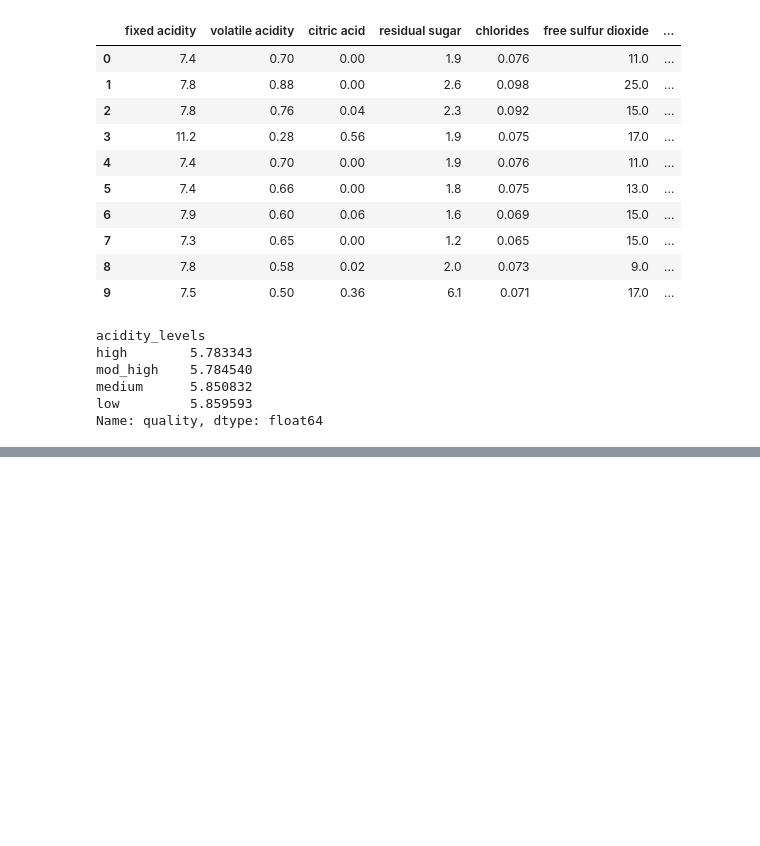
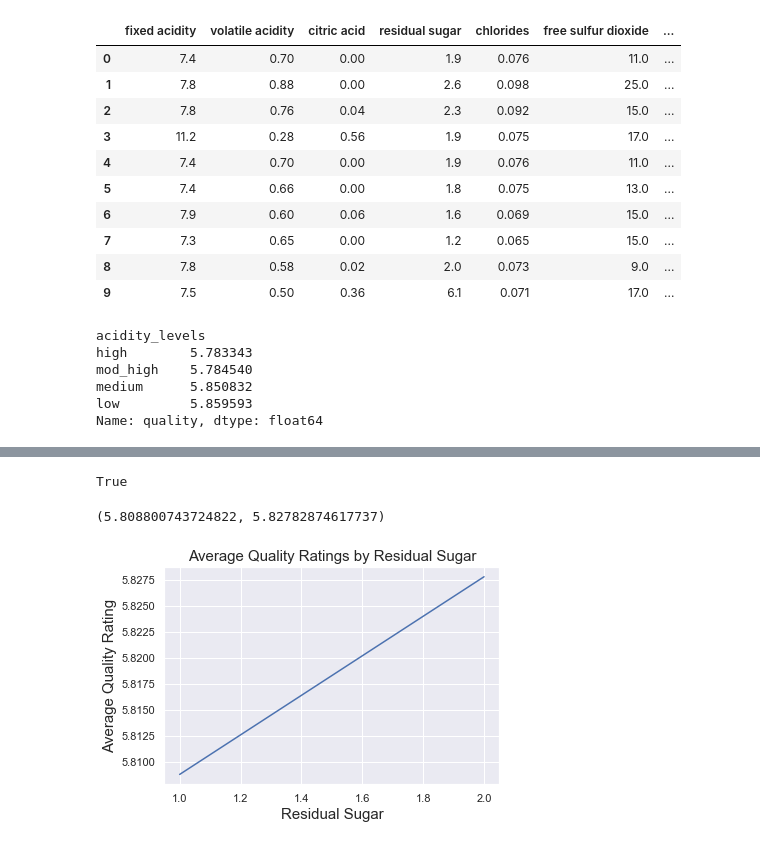
Before and after one commit to uminomuneaki/Dataset_Investigation_UCL_Wine_Dataset, a Jupyter notebook: Wine Quality.ipynb, the cells around one changed output, grey strips where cells are left out. Cells and saved outputs as stored; diff of their text form; code cells hidden in the pictures; blank space fills up the shorter version.

```diff
--- a/Wine Quality.ipynb
+++ b/Wine Quality.ipynb
@@ -141,0 +215,11 @@ Name: quality, dtype: float64
+# %%
+low_sugar = wine_df.query('residual_sugar < 3.0')
+high_sugar = wine_df.query('residual_sugar >= 3.0')
+num_samples = wine_df.shape[0]
+num_samples == low_sugar['residual_sugar'].count() + high_sugar['residual_sugar'].count()
+# %% [output]
+True
+# %%
+low_sugar.quality.mean() , high_sugar.quality.mean()
+# %% [output]
+(5.808800743724822, 5.82782874617737)
@@ -141,0 +228,10 @@ Name: quality, dtype: float64
+# %%
+locations = np.array([1, 2])
+height = np.array([5.808800743724822, 5.82782874617737])
+plt.plot(locations, height)
+
+plt.title('Average Quality Ratings by Residual Sugar' , fontsize = 15)
+plt.xlabel('Residual Sugar' , fontsize = 15)
+plt.ylabel('Average Quality Rating' , fontsize = 15);
+# %% [output]
+[figure, added]
```
Also changed, not shown: parts of 18 cells of this notebook.
